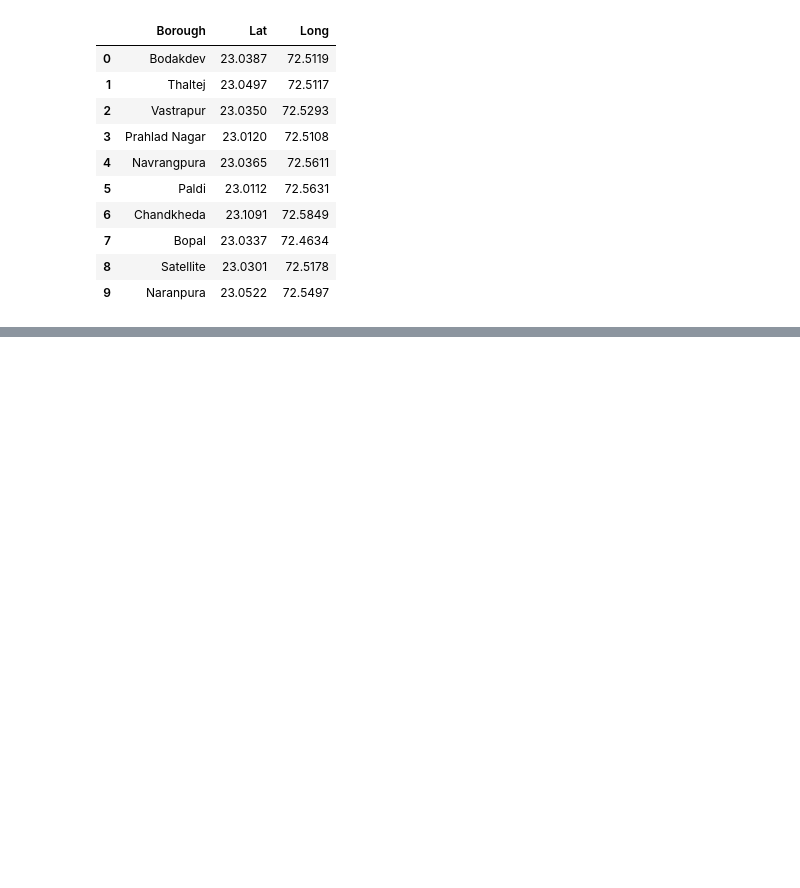
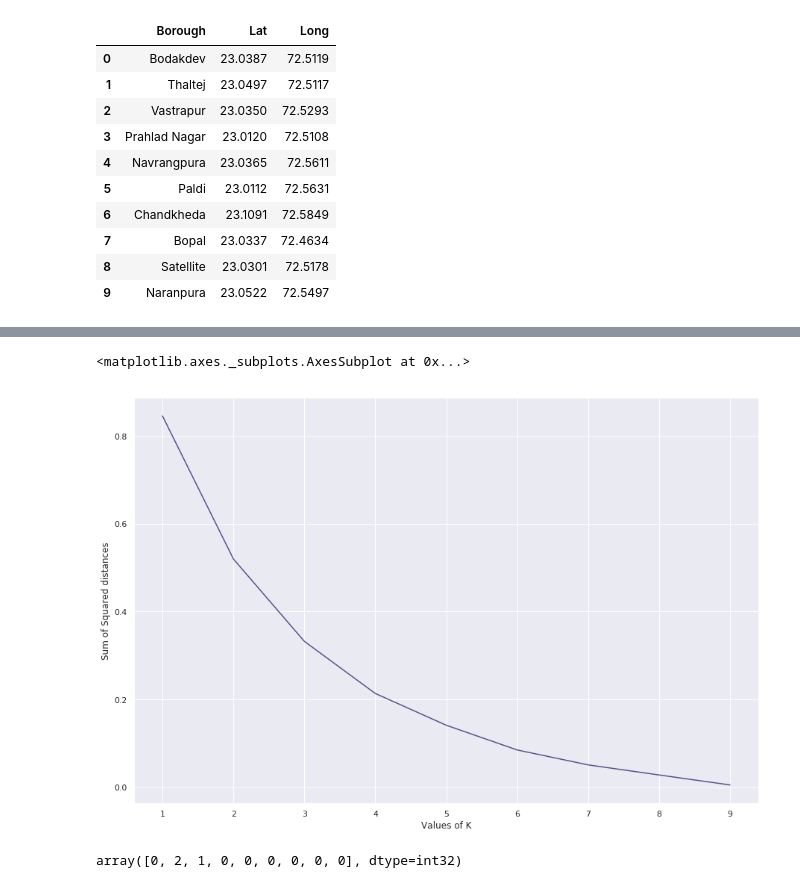
Before and after one commit to virendhanwani/Coursera_Capstone, a Jupyter notebook: Battle_of_hoods.ipynb, the cells around one changed output, grey strips where cells are left out. Saved outputs shown, nothing was run; the diff lists cells and outputs as text; code cells hidden in the pictures; blank space fills up the shorter version.

Commit message:
Completed Kmeans clustering, added graphs of different clusters.

```diff
--- a/Battle_of_hoods.ipynb
+++ b/Battle_of_hoods.ipynb
@@ -274 +277,24 @@ abad_venues_sorted.head()
 | 4 | navrangpura | indian restaurant | café | pizza place | fast food restaurant | ... |
+# %%
+Sum_of_squared_distances = []
+abad_grp_cluster = abad_grouped.drop('Borough', 1)
+K = range(1,10)
+for k in K:
+    km = KMeans(n_clusters=k, random_state=0)
+    km = km.fit(abad_grp_cluster)
+    Sum_of_squared_distances.append(km.inertia_)
+# %%
+kmeans_plot = sns.lineplot(x=K, y=Sum_of_squared_distances,color= '#58508d')
+kmeans_plot.set(xlabel='Values of K', ylabel='Sum of Squared distances')
+kmeans_plot
+# %% [output]
+<matplotlib.axes._subplots.AxesSubplot at 0x...>
+[figure, added]
+# %%
+k = 3
+
+kmeans = KMeans(n_clusters=k, random_state=0).fit(abad_grp_cluster)
+
+kmeans.labels_[0:9]
+# %% [output]
+array([0, 2, 1, 0, 0, 0, 0, 0, 0], dtype=int32)
```
Also changed, not shown: parts of 17 cells of this notebook.
